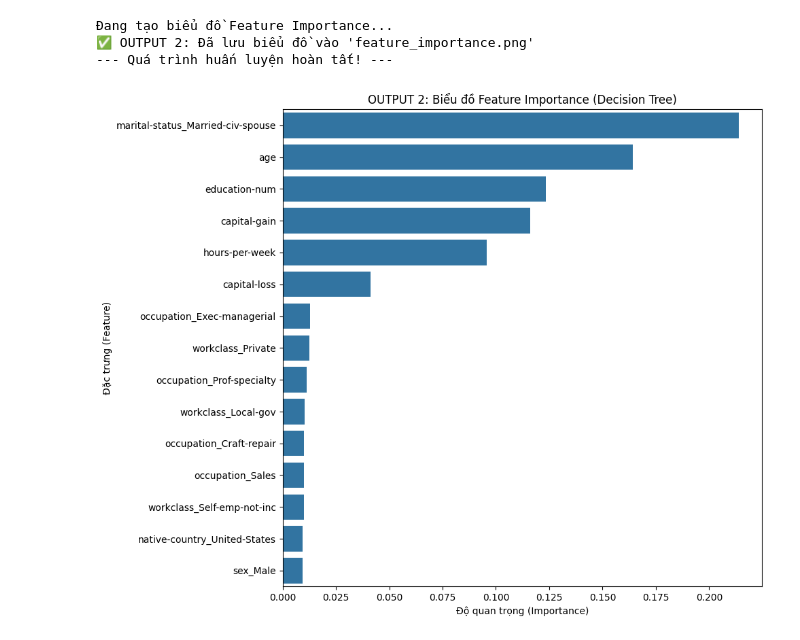
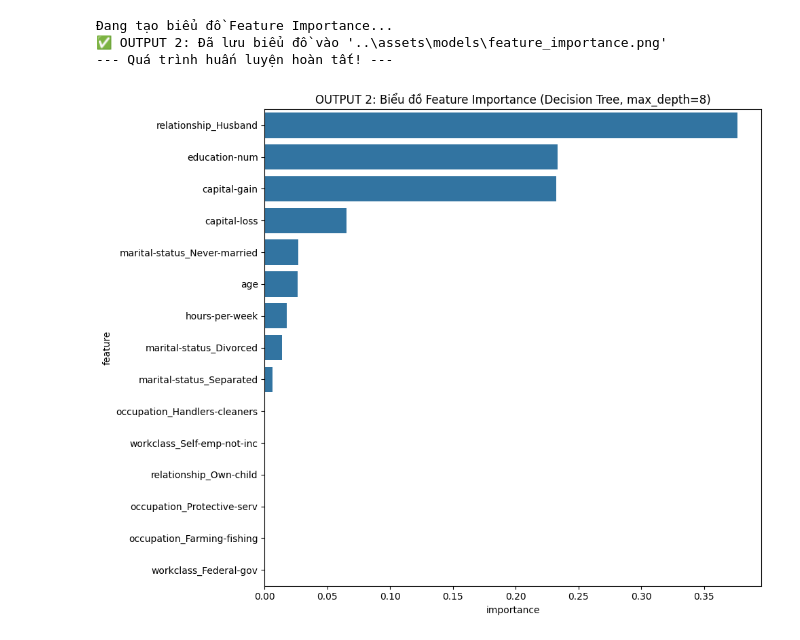
Before and after one commit to ankhang0704/DATA_MINING, a Jupyter notebook: core/train_model.ipynb, the cells around one changed output. Saved outputs shown, nothing was run; the diff lists cells and outputs as text; code cells hidden in the pictures.

```diff
--- a/core/train_model.ipynb
+++ b/core/train_model.ipynb
@@ -57,13 +82,14 @@ print(f"Đã lưu danh sách {len(model_columns)} cột vào 'model_columns.jobl
 # %%
-# --- 3. Chia và Huấn luyện Mô hình (Decision Tree) ---
-print("Đang huấn luyện mô hình Decision Tree...")
+# --- 3. Huấn luyện và Đánh giá Mô hình ---
 X_train, X_test, y_train, y_test = train_test_split(X_processed, y, test_size=0.2, random_state=42)
 
-model = DecisionTreeClassifier(random_state=42)
+print("Đang huấn luyện mô hình Decision Tree...")
+# (Sửa lỗi 0/100%) Giới hạn độ sâu để tránh overfitting và cho xác suất hợp lý
+model = DecisionTreeClassifier(max_depth=6, random_state=42)
 model.fit(X_train, y_train)
 
-# Lưu mô hình đã huấn luyện
-joblib.dump(model, '../model/adult_model.joblib')
-print("Đã lưu mô hình vào 'adult_model.joblib'")
+# Lưu mô hình
+joblib.dump(model, MODEL_DIR / 'adult_model.joblib')
+print(f"Đã lưu mô hình vào 'adult_model.joblib' tại {MODEL_DIR}")
 # %% [output]
 Đang huấn luyện mô hình Decision Tree...
@@ -83,26 +108,23 @@ print("---------------------------------------------------------")
 ---------------------------------------------------------
 # %%
-# OUTPUT 2: Vẽ và Lưu Biểu đồ Feature Importance
+# Vẽ và Lưu Biểu đồ Feature Importance
 print("Đang tạo biểu đồ Feature Importance...")
+
 importances = model.feature_importances_
 feature_names = X_processed.columns
-
 feature_importance_df = pd.DataFrame({'feature': feature_names, 'importance': importances})
 feature_importance_df = feature_importance_df.sort_values(by='importance', ascending=False)
 
 plt.figure(figsize=(10, 8))
-sns.barplot(x='importance', y='feature', data=feature_importance_df.head(15)) # Lấy 15 đặc trưng hàng đầu
-plt.title('OUTPUT 2: Biểu đồ Feature Importance (Decision Tree)')
-plt.xlabel('Độ quan trọng (Importance)')
-plt.ylabel('Đặc trưng (Feature)')
+sns.barplot(x='importance', y='feature', data=feature_importance_df.head(15))
+plt.title('OUTPUT 2: Biểu đồ Feature Importance (Decision Tree, max_depth=8)')
 plt.tight_layout()
+plt.savefig(MODEL_DIR / 'feature_importance.png')
 
-# Lưu biểu đồ thành file ảnh
-plt.savefig('../model/feature_importance.png')
-print("✅ OUTPUT 2: Đã lưu biểu đồ vào 'feature_importance.png'")
+print(f"✅ OUTPUT 2: Đã lưu biểu đồ vào '{MODEL_DIR / 'feature_importance.png'}'")
 print("--- Quá trình huấn luyện hoàn tất! ---")
 # %% [output]
 Đang tạo biểu đồ Feature Importance...
-✅ OUTPUT 2: Đã lưu biểu đồ vào 'feature_importance.png'
+✅ OUTPUT 2: Đã lưu biểu đồ vào '..\assets\models\feature_importance.png'
 --- Quá trình huấn luyện hoàn tất! ---
-[figure, old version]
+[figure, new version]
```
Also changed, not shown: parts of 5 cells of this notebook, 32 other files.
